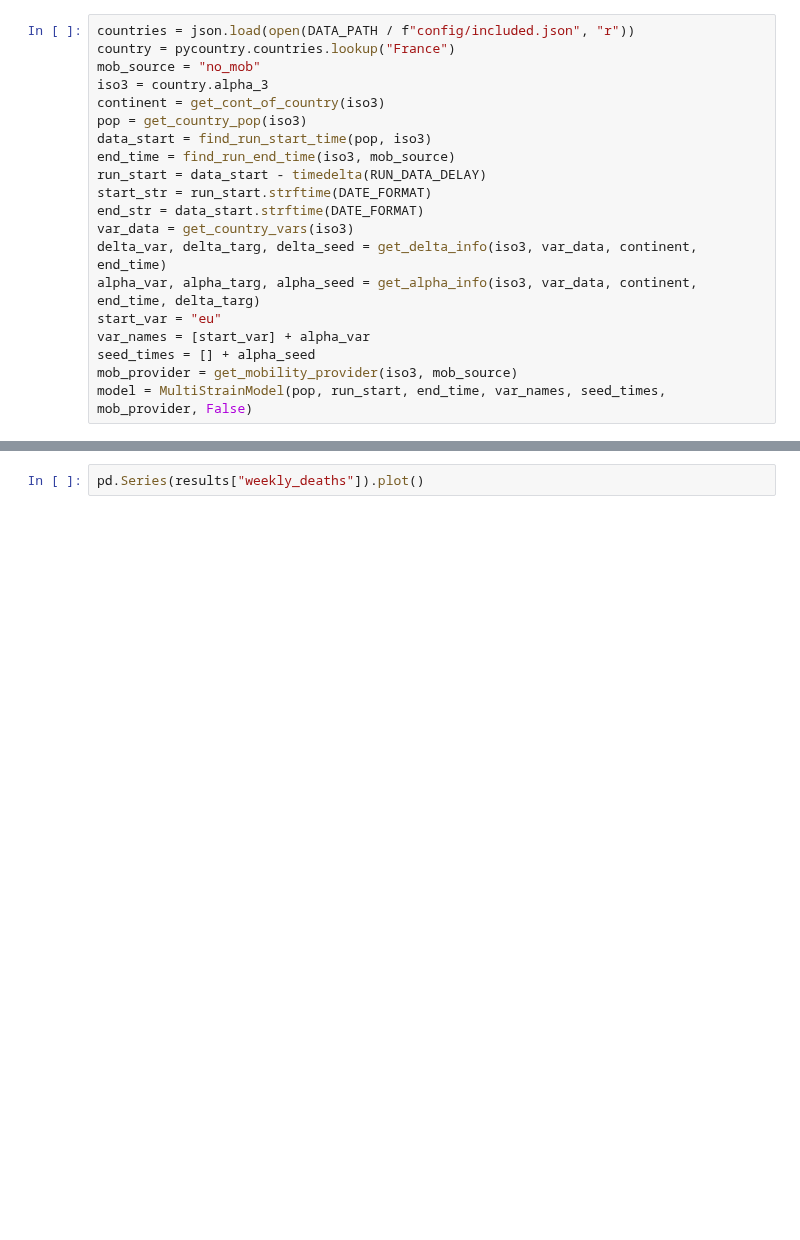
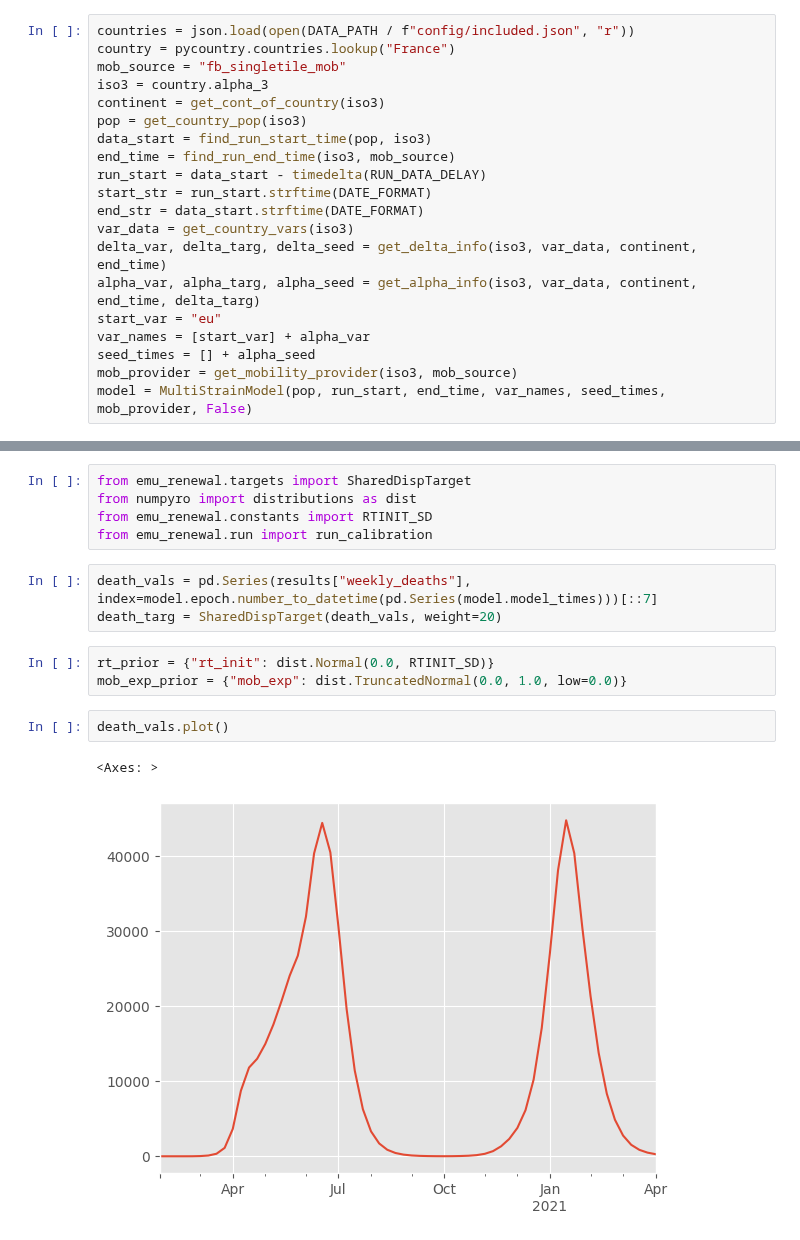
Before and after one commit to monash-emu/renewal, a Jupyter notebook: notebooks/running/02-run-test.ipynb, the cells around one changed output, grey strips where cells are left out. Saved outputs shown, nothing was run; the diff lists cells and outputs as text; blank space fills up the shorter version.

Commit message:
Get basic calibration to self running

```diff
--- a/notebooks/running/02-run-test.ipynb
+++ b/notebooks/running/02-run-test.ipynb
@@ -12,7 +13,7 @@ from emu_renewal.run import run_single_country, find_run_start_time, find_run_en
 # %%
 countries = json.load(open(DATA_PATH / f"config/included.json", "r"))
 country = pycountry.countries.lookup("France")
-mob_source = "no_mob"
+mob_source = "fb_singletile_mob"
 iso3 = country.alpha_3
 continent = get_cont_of_country(iso3)
 pop = get_country_pop(iso3)
@@ -61,2 +67,16 @@ results = model.renewal_func(
-# %%
-pd.Series(results["weekly_deaths"]).plot()
+# %%
+from emu_renewal.targets import SharedDispTarget
+from numpyro import distributions as dist
+from emu_renewal.constants import RTINIT_SD
+from emu_renewal.run import run_calibration
+# %%
+death_vals = pd.Series(results["weekly_deaths"], index=model.epoch.number_to_datetime(pd.Series(model.model_times)))[::7]
+death_targ = SharedDispTarget(death_vals, weight=20)
+# %%
+rt_prior = {"rt_init": dist.Normal(0.0, RTINIT_SD)}
+mob_exp_prior = {"mob_exp": dist.TruncatedNormal(0.0, 1.0, low=0.0)}
+# %%
+death_vals.plot()
+# %% [output]
+<Axes: >
+[figure, added]
```
Also changed, not shown: parts of 5 cells of this notebook, 2 other files.
